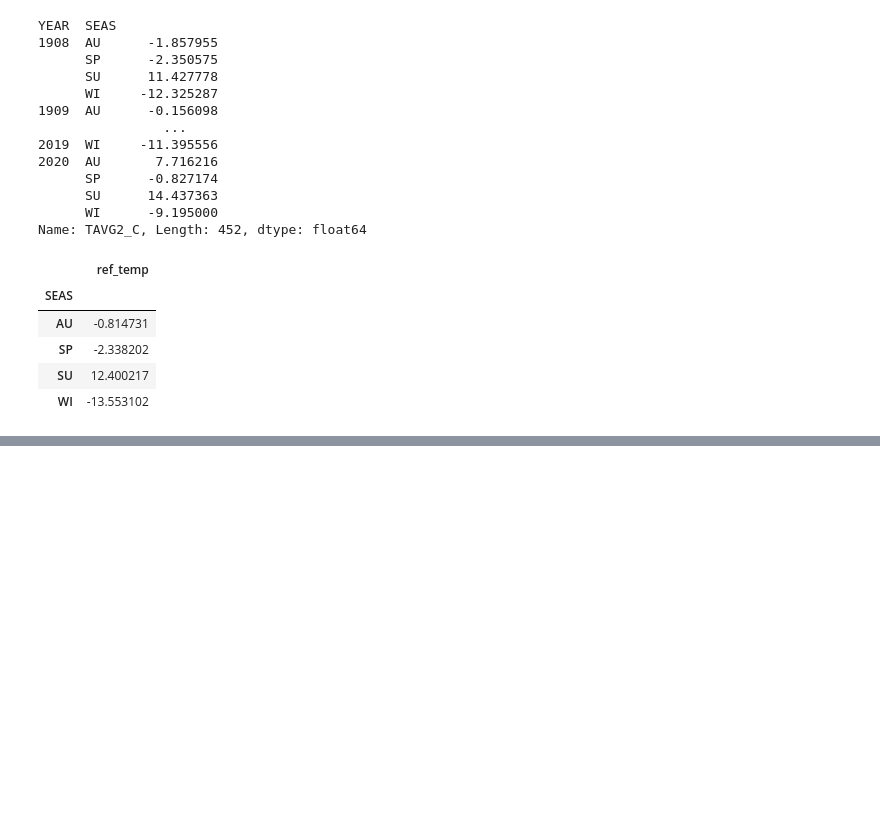
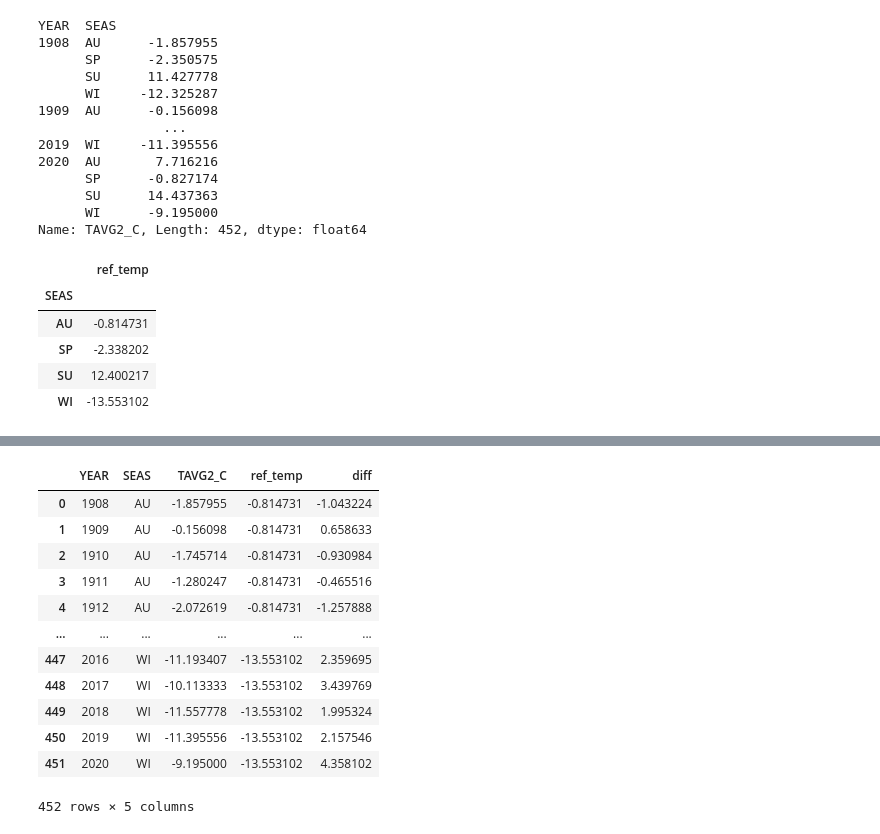
Before and after one commit to cdbyl/cdbyl_geopython, a Jupyter notebook: Final-exercise/seasonal-weather-anomalies.ipynb, the cells around one changed output, grey strips where cells are left out. Cells and saved outputs as stored; diff of their text form; code cells hidden in the pictures; blank space fills up the shorter version.

```diff
--- a/Final-exercise/seasonal-weather-anomalies.ipynb
+++ b/Final-exercise/seasonal-weather-anomalies.ipynb
@@ -102,0 +128,17 @@ AttributeError: 'Series' object has no attribute 'merge'
+# %%
+final["diff"]=final["TAVG2_C"]-final["ref_temp"]
+final
+# %% [output]
+|  | YEAR | SEAS | TAVG2_C | ref_temp | diff |
+| 0 | 1908 | AU | -1.857955 | -0.814731 | -1.043224 |
+| 1 | 1909 | AU | -0.156098 | -0.814731 | 0.658633 |
+| 2 | 1910 | AU | -1.745714 | -0.814731 | -0.930984 |
+| 3 | 1911 | AU | -1.280247 | -0.814731 | -0.465516 |
+| 4 | 1912 | AU | -2.072619 | -0.814731 | -1.257888 |
+| ... | ... | ... | ... | ... | ... |
+| 447 | 2016 | WI | -11.193407 | -13.553102 | 2.359695 |
+| 448 | 2017 | WI | -10.113333 | -13.553102 | 3.439769 |
+| 449 | 2018 | WI | -11.557778 | -13.553102 | 1.995324 |
+| 450 | 2019 | WI | -11.395556 | -13.553102 | 2.157546 |
+| 451 | 2020 | WI | -9.195000 | -13.553102 | 4.358102 |
+452 rows × 5 columns
```
Also changed, not shown: parts of 13 cells of this notebook, 1 other file.
